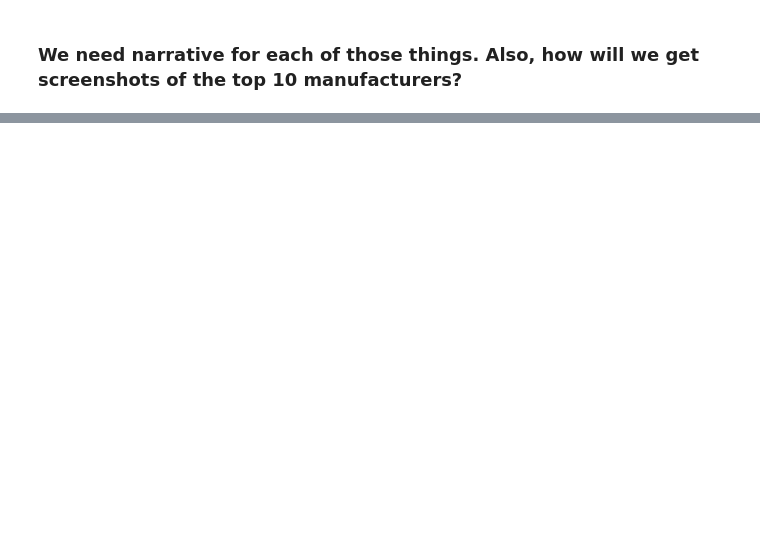
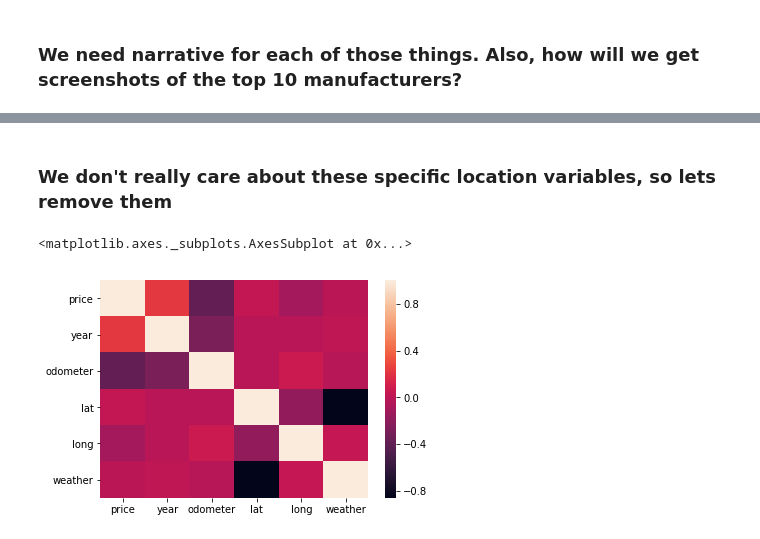
Before and after one commit to TheAhmadOsman/DataAnalysisVisualization, a Jupyter notebook: Final Project/Notebook/Exploration.ipynb, the cells around one changed output, grey strips where cells are left out. Saved outputs shown, nothing was run; the diff lists cells and outputs as text; code cells hidden in the pictures; blank space fills up the shorter version.

```diff
--- a/Final Project/Notebook/Exploration.ipynb
+++ b/Final Project/Notebook/Exploration.ipynb
@@ -614,0 +674,11 @@ for i in conditions:
+# %% [markdown]
+### We don't really care about these specific location variables, so lets remove them
+# %%
+corr = vehicles.drop(columns=["county_fips", "state_fips"]).corr()
+
+sns.heatmap(corr,
+        xticklabels=corr.columns,
+        yticklabels=corr.columns)
+# %% [output]
+<matplotlib.axes._subplots.AxesSubplot at 0x...>
+[figure, added]
```
Also changed, not shown: parts of 23 cells of this notebook, 10 other files.
